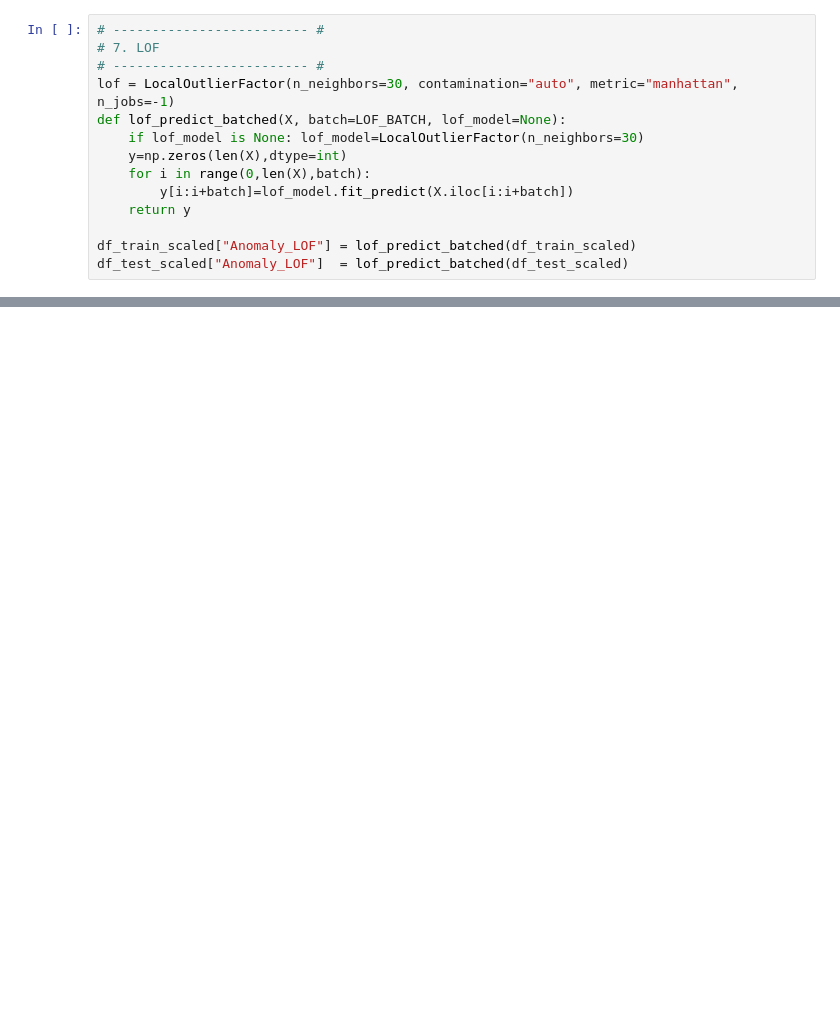
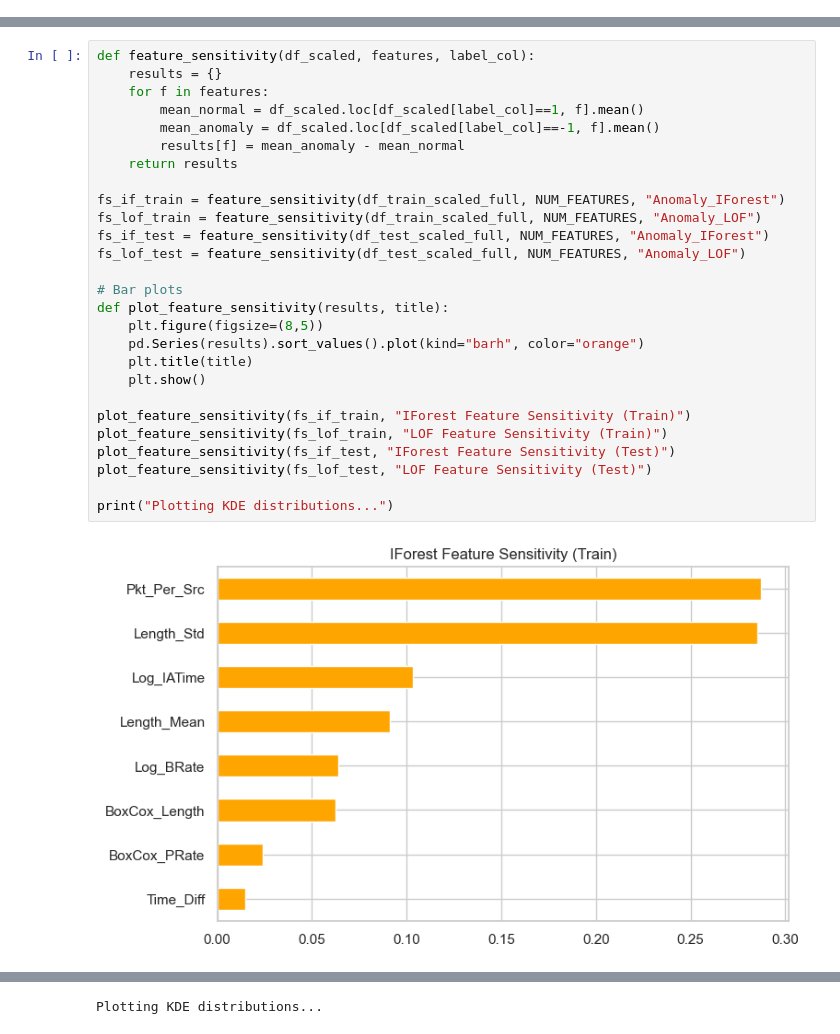
Before and after one commit to A1exSimoes/_Botnet_AD.2025, a Jupyter notebook: TESTRUN.ipynb, the cells around one changed output, grey strips where cells are left out. Saved outputs shown, nothing was run; the diff lists cells and outputs as text; blank space fills up the shorter version.

Commit message:
TESTRUN_beta2
Reversion of code, kept features added previously.
Results not very good, finetune needed.

```diff
--- a/TESTRUN.ipynb
+++ b/TESTRUN.ipynb
@@ -136,14 +167,0 @@ df_test_scaled["Anomaly_IForest"]  = iso.predict(df_test_scaled)
-# %%
-# ------------------------- #
-# 7. LOF
-# ------------------------- #
-lof = LocalOutlierFactor(n_neighbors=30, contamination="auto", metric="manhattan", n_jobs=-1)
-def lof_predict_batched(X, batch=LOF_BATCH, lof_model=None):
-    if lof_model is None: lof_model=LocalOutlierFactor(n_neighbors=30)
-    y=np.zeros(len(X),dtype=int)
-    for i in range(0,len(X),batch):
-        y[i:i+batch]=lof_model.fit_predict(X.iloc[i:i+batch])
-    return y
-
-df_train_scaled["Anomaly_LOF"] = lof_predict_batched(df_train_scaled)
-df_test_scaled["Anomaly_LOF"]  = lof_predict_batched(df_test_scaled)
@@ -180,0 +310,29 @@ KeyboardInterrupt:
+# %%
+def feature_sensitivity(df_scaled, features, label_col):
+    results = {}
+    for f in features:
+        mean_normal = df_scaled.loc[df_scaled[label_col]==1, f].mean()
+        mean_anomaly = df_scaled.loc[df_scaled[label_col]==-1, f].mean()
+        results[f] = mean_anomaly - mean_normal
+    return results
+
+fs_if_train = feature_sensitivity(df_train_scaled_full, NUM_FEATURES, "Anomaly_IForest")
+fs_lof_train = feature_sensitivity(df_train_scaled_full, NUM_FEATURES, "Anomaly_LOF")
+fs_if_test = feature_sensitivity(df_test_scaled_full, NUM_FEATURES, "Anomaly_IForest")
+fs_lof_test = feature_sensitivity(df_test_scaled_full, NUM_FEATURES, "Anomaly_LOF")
+
+# Bar plots
+def plot_feature_sensitivity(results, title):
+    plt.figure(figsize=(8,5))
+    pd.Series(results).sort_values().plot(kind="barh", color="orange")
+    plt.title(title)
+    plt.show()
+
+plot_feature_sensitivity(fs_if_train, "IForest Feature Sensitivity (Train)")
+plot_feature_sensitivity(fs_lof_train, "LOF Feature Sensitivity (Train)")
+plot_feature_sensitivity(fs_if_test, "IForest Feature Sensitivity (Test)")
+plot_feature_sensitivity(fs_lof_test, "LOF Feature Sensitivity (Test)")
+
+print("Plotting KDE distributions...")
+# %% [output]
+[figure, added]
@@ -181 +342,2 @@ KeyboardInterrupt:
+Plotting KDE distributions...
 # %%
```
Also changed, not shown: parts of 14 cells of this notebook, 3 other files.
